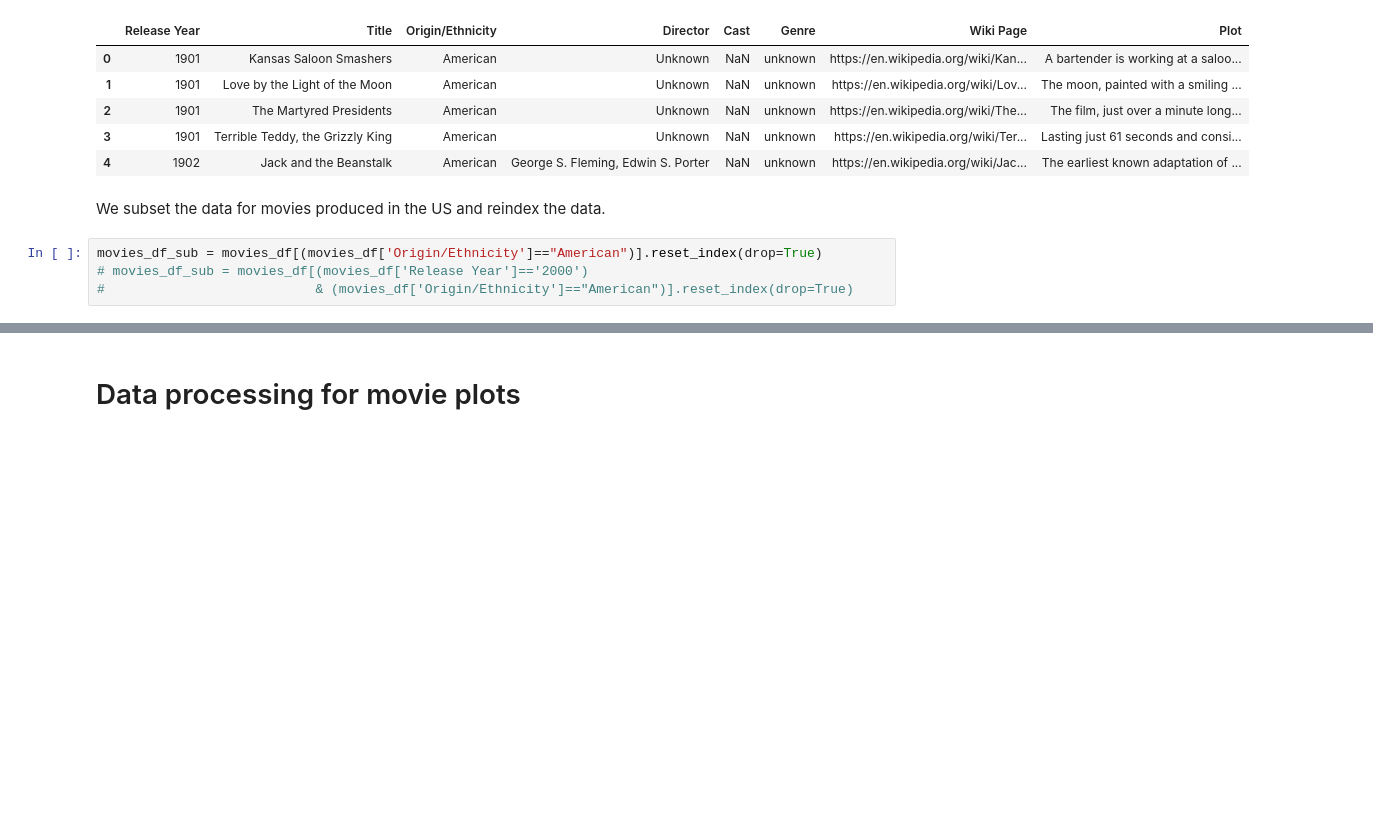
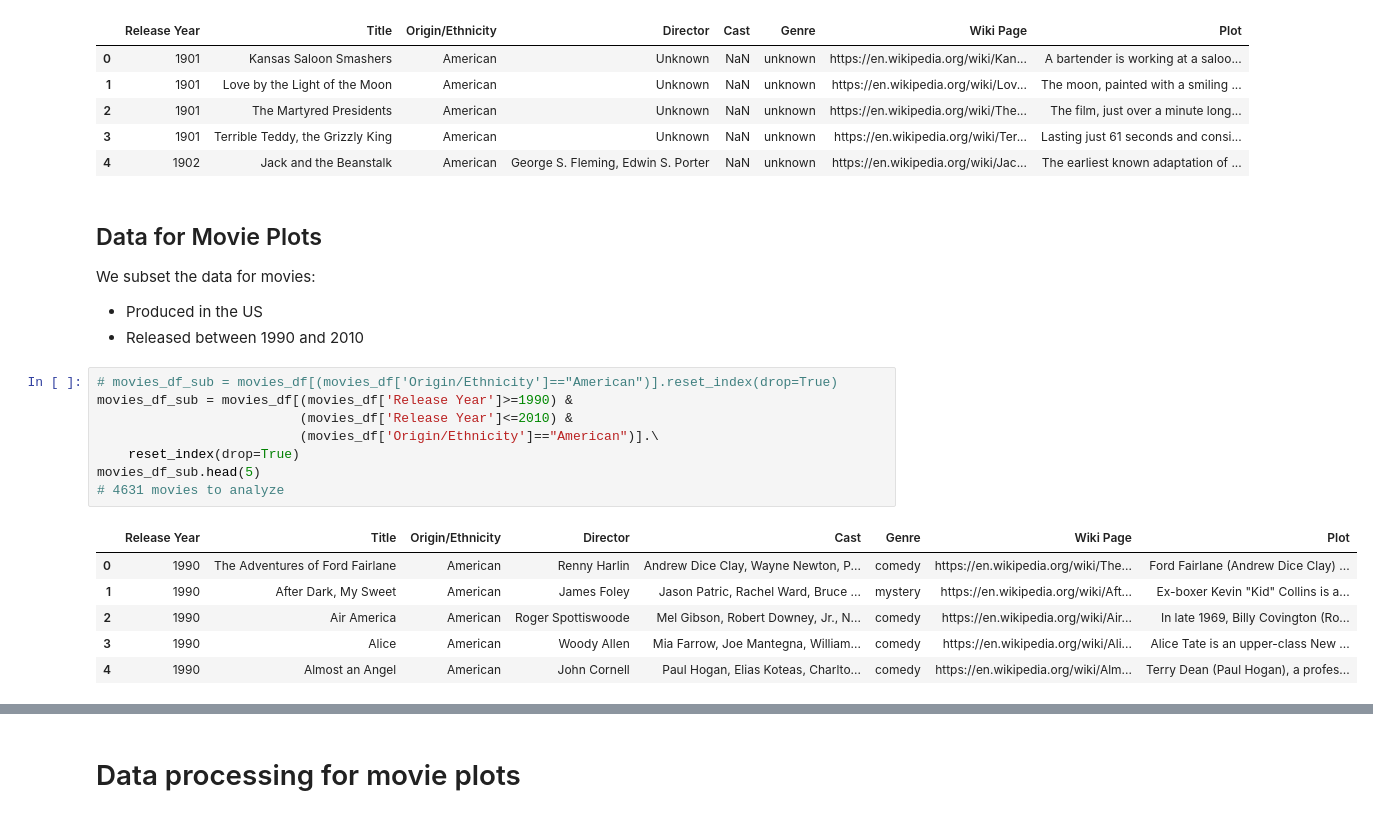
Before and after one commit to UCSB-PSTAT-234/Spring2021-American-Film-Directors, a Jupyter notebook: groupproject.ipynb, the cells around one changed output, grey strips where cells are left out. Cells and saved outputs as stored; diff of their text form; blank space fills up the shorter version.

```diff
--- a/groupproject.ipynb
+++ b/groupproject.ipynb
@@ -117,8 +136,22 @@ movies_df.head(5)
 | 3 | 1901 | Terrible Teddy, the Grizzly King | American | Unknown | NaN | unknown | https://en.wikipedia.org/wiki/Ter... | Lasting just 61 seconds and consi... |
 | 4 | 1902 | Jack and the Beanstalk | American | George S. Fleming, Edwin S. Porter | NaN | unknown | https://en.wikipedia.org/wiki/Jac... | The earliest known adaptation of ... |
 # %% [markdown]
-We subset the data for movies produced in the US and reindex the data.
+## Data for Movie Plots
+We subset the data for movies:
+- Produced in the US
+- Released between 1990 and 2010
 # %%
-movies_df_sub = movies_df[(movies_df['Origin/Ethnicity']=="American")].reset_index(drop=True)
-# movies_df_sub = movies_df[(movies_df['Release Year']=='2000')
-#                           & (movies_df['Origin/Ethnicity']=="American")].reset_index(drop=True)
+# movies_df_sub = movies_df[(movies_df['Origin/Ethnicity']=="American")].reset_index(drop=True)
+movies_df_sub = movies_df[(movies_df['Release Year']>=1990) &
+                          (movies_df['Release Year']<=2010) &
+                          (movies_df['Origin/Ethnicity']=="American")].\
+    reset_index(drop=True)
+movies_df_sub.head(5)
+# 4631 movies to analyze
+# %% [output]
+|  | Release Year | Title | Origin/Ethnicity | Director | Cast | Genre | Wiki Page | Plot |
+| 0 | 1990 | The Adventures of Ford Fairlane | American | Renny Harlin | Andrew Dice Clay, Wayne Newton, P... | comedy | https://en.wikipedia.org/wiki/The... | Ford Fairlane (Andrew Dice Clay) ... |
+| 1 | 1990 | After Dark, My Sweet | American | James Foley | Jason Patric, Rachel Ward, Bruce ... | mystery | https://en.wikipedia.org/wiki/Aft... | Ex-boxer Kevin "Kid" Collins is a... |
+| 2 | 1990 | Air America | American | Roger Spottiswoode | Mel Gibson, Robert Downey, Jr., N... | comedy | https://en.wikipedia.org/wiki/Air... | In late 1969, Billy Covington (Ro... |
+| 3 | 1990 | Alice | American | Woody Allen | Mia Farrow, Joe Mantegna, William... | comedy | https://en.wikipedia.org/wiki/Ali... | Alice Tate is an upper-class New ... |
+| 4 | 1990 | Almost an Angel | American | John Cornell | Paul Hogan, Elias Koteas, Charlto... | comedy | https://en.wikipedia.org/wiki/Alm... | Terry Dean (Paul Hogan), a profes... |
```
Also changed, not shown: parts of 38 cells of this notebook.
